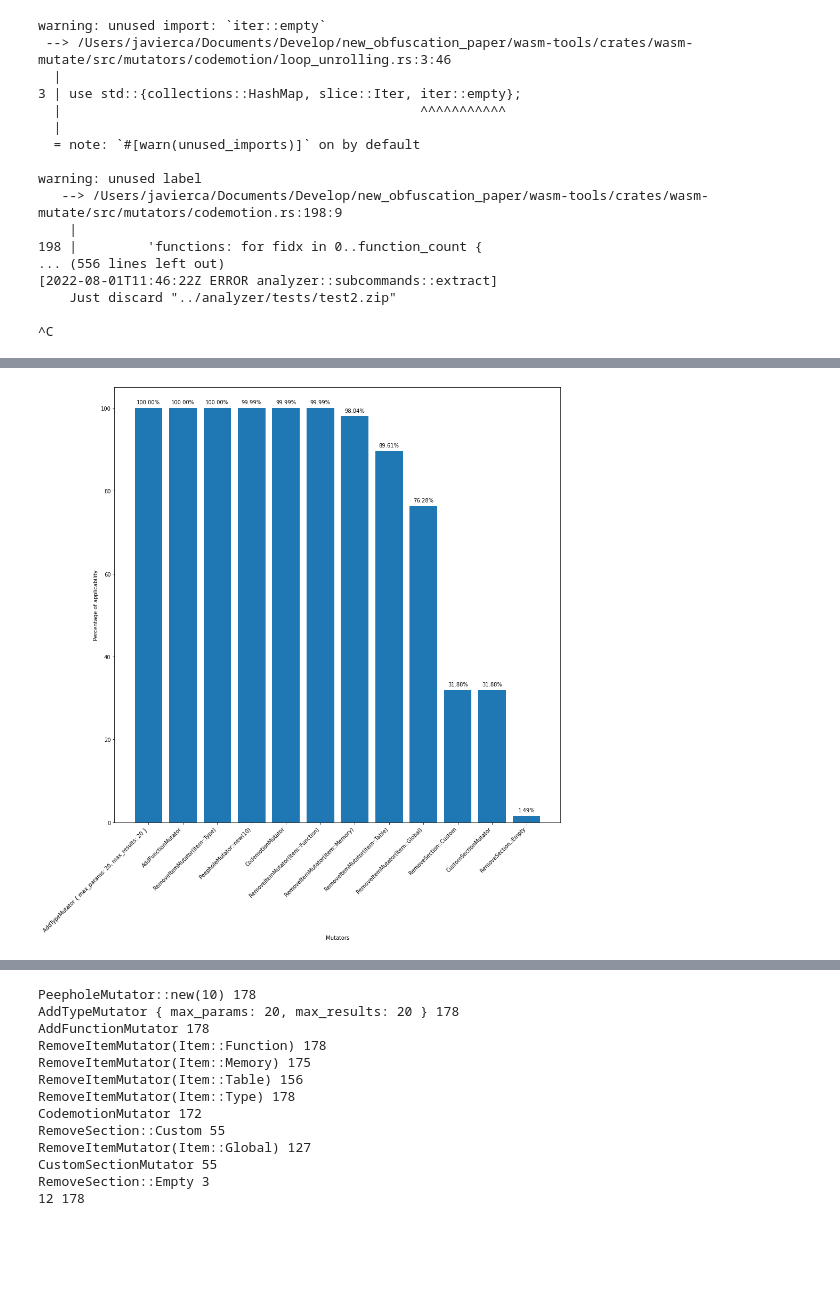
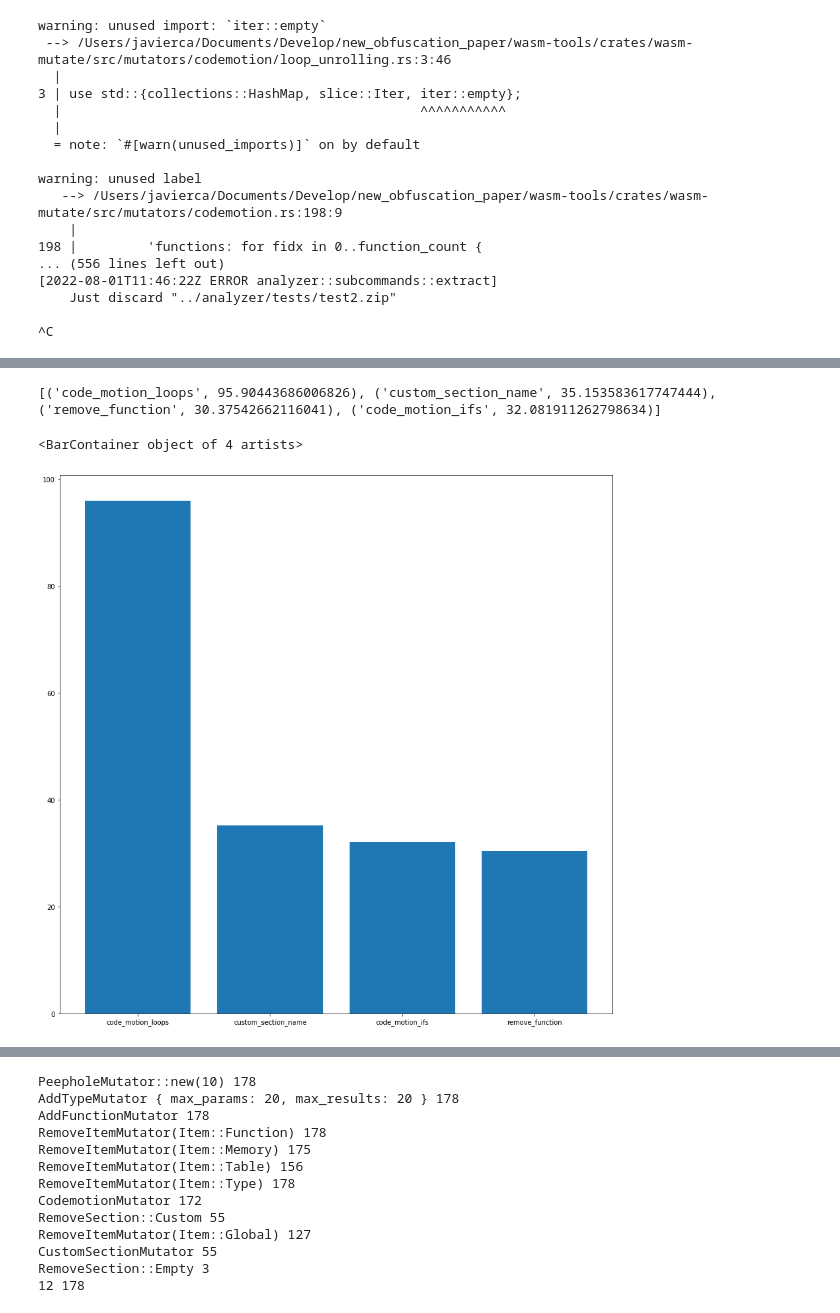
Before and after one commit to ASSERT-KTH/wasm_evasion, a Jupyter notebook: notebooks/RQ1.ipynb, the cells around one changed output, grey strips where cells are left out. Saved outputs shown, nothing was run; the diff lists cells and outputs as text; code cells hidden in the pictures; blank space fills up the shorter version.

```diff
--- a/notebooks/RQ1.ipynb
+++ b/notebooks/RQ1.ipynb
@@ -99,26 +99,18 @@ RemoveSection::Empty 126
 # %%
 # import and set figure size
 from matplotlib import pyplot as plt
 plt.rcParams['figure.figsize'] = [15, 15]
+
+total = len(alldf)
+ratios = [ (x, 100*sum(alldf[alldf[x] > 0][x])/total) for x in ['code_motion_loops', 'custom_section_name', 'remove_function', 'code_motion_ifs'] ]
+
+print(ratios)
+ratios = sorted(ratios, key= lambda x: x[1], reverse=True)
+
+plt.bar([
+    x[0] for x in ratios
+], [x[1] for x in ratios])
+# %% [output]
+[('code_motion_loops', 95.90443686006826), ('custom_section_name', 35.153583617747444), ('remove_function', 30.37542662116041), ('code_motion_ifs', 32.081911262798634)]
+<BarContainer object of 4 artists>
+[figure, added]
-# %%
-# Plot mutable ratio, for unfiltered dataset
-
-def plot_bars(sets, total):
-    bins = [ (k, 100*len(v)/total) for k, v in sets ]
-    xs = [ k for k,_ in sets ]
-
-    bins = sorted(bins, key= lambda x: x[1], reverse= True )
-
-    pps = plt.bar([x[0] for x in bins], [x[1] for x in bins])
-    for p in pps:
-        height = p.get_height()
-        plt.text(x=p.get_x() + p.get_width() / 2, y=height+1, s="{:.2f}%".format(height),ha='center')
-
-    plt.xticks(rotation='45',ha='right')
-    plt.xlabel("Mutators")
-    plt.ylabel("Percentage of applicability")
-
-
-plot_bars(sets, total)
-# %% [output]
-[figure, removed]
```
Also changed, not shown: parts of 13 cells of this notebook, 5 other files.
